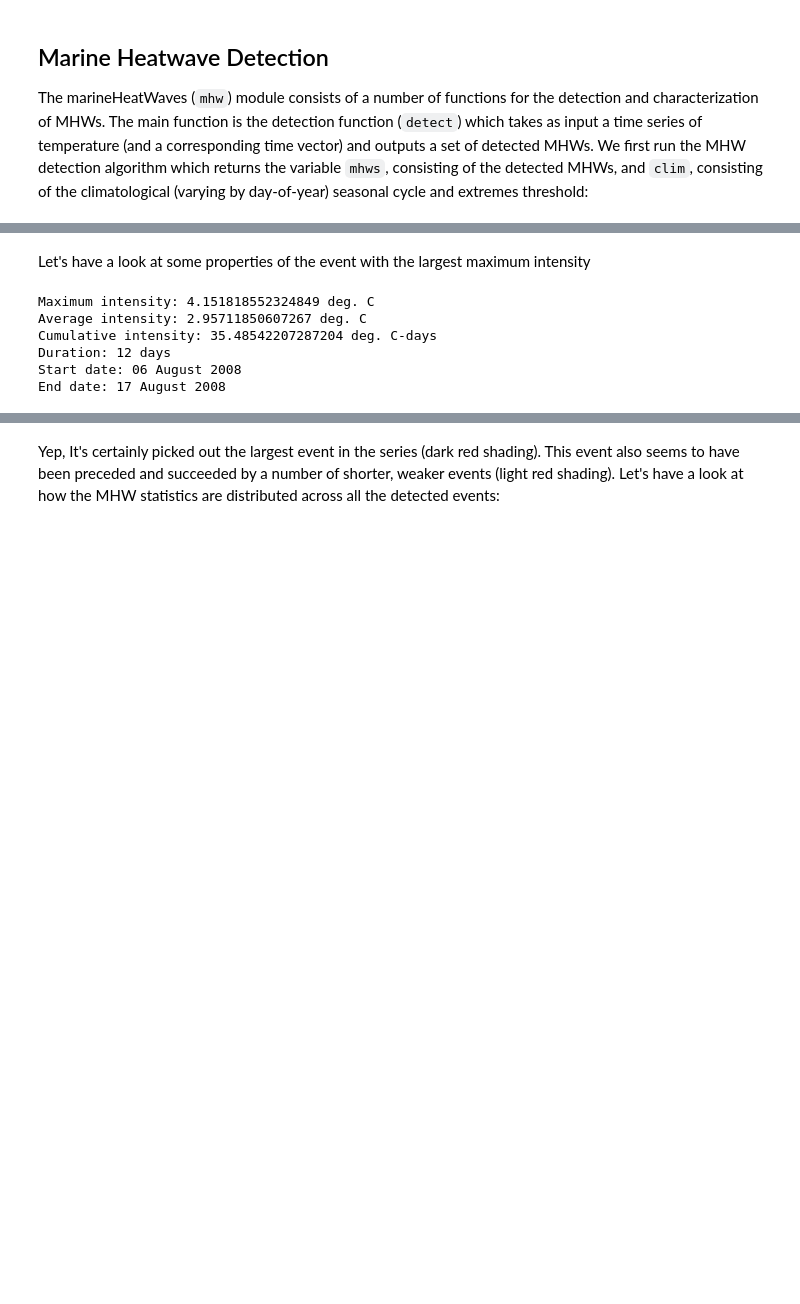
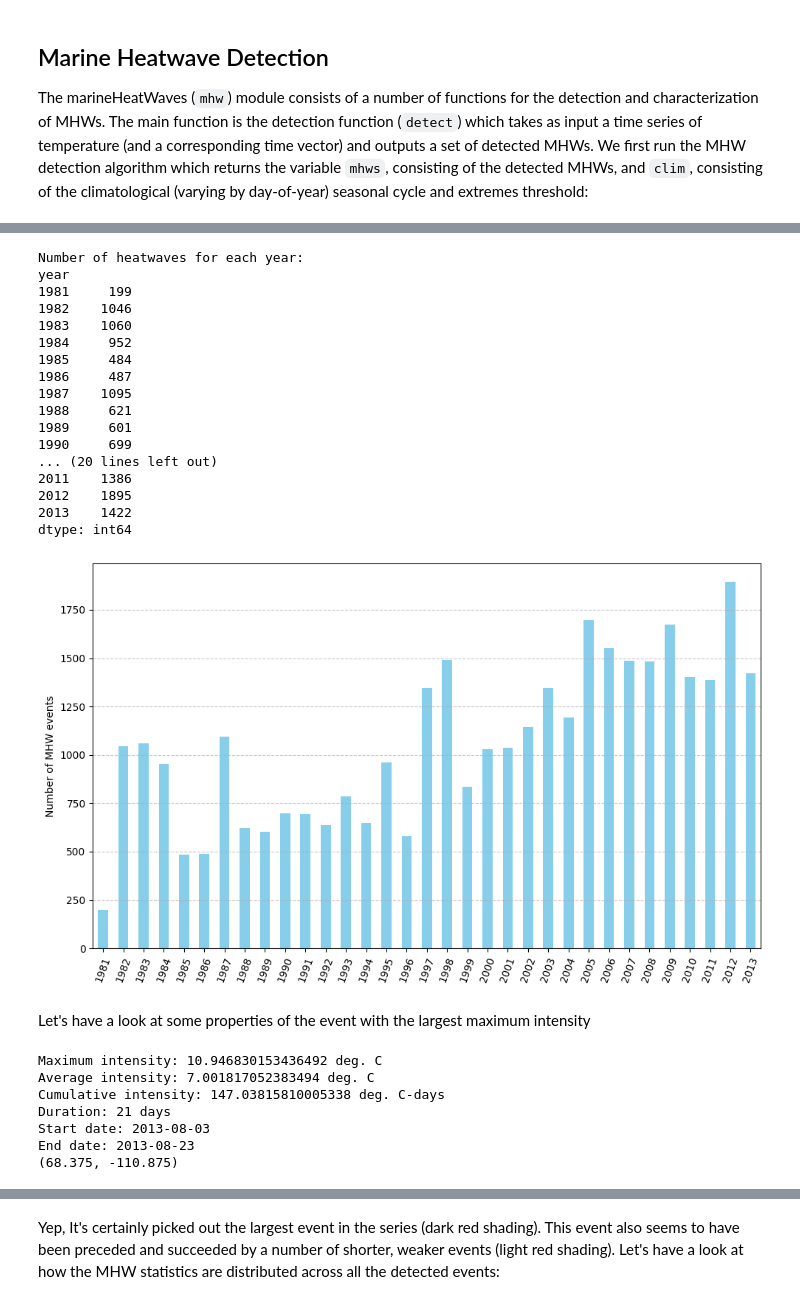
Before and after one commit to nesloanna/DS_thesis, a Jupyter notebook: MHW/detect_mhws_tara.ipynb, the cells around one changed output, grey strips where cells are left out. Drawn from its saved outputs; the diff is of its cells as text; code cells hidden in the pictures; blank space fills up the shorter version.

```diff
--- a/MHW/detect_mhws_tara.ipynb
+++ b/MHW/detect_mhws_tara.ipynb
@@ -348,18 +351,70 @@ mhws['intensity_max'][0:10]
+# %%
+import pandas as pd
+import matplotlib.pyplot as plt
+
+
+# Convert 'date_start' column to datetime if it's not already in datetime format
+df_new['date_start'] = pd.to_datetime(df_new['date_start'])
+
+# Extract year from 'date_start' column
+df_new['year'] = df_new['date_start'].dt.year
+
+# Count number of events per year
+events_per_year = df_new.groupby('year').size()
+
+# Print number of heatwaves for each year
+print("Number of heatwaves for each year:")
+print(events_per_year)
+
+# Plot number of events per year
+plt.figure(figsize=(10, 6))
+events_per_year.plot(kind='bar', color='skyblue')
+plt.title('')
+plt.xlabel('')
+plt.ylabel('Number of MHW events')
+plt.xticks(rotation=70, fontsize=10)
+plt.grid(axis='y', linestyle='--', alpha=0.7)
+plt.tight_layout()
+# plt.show()
+
+plt.savefig('/Users/annaolsen/Desktop/Speciale/DS_thesis/mhws_tara_count.png', bbox_inches='tight', dpi=200)
+# %% [output]
+Number of heatwaves for each year:
+year
+1981     199
+1982    1046
+1983    1060
+1984     952
+1985     484
+1986     487
+1987    1095
+1988     621
+1989     601
+1990     699
+... (20 lines left out)
+2011    1386
+2012    1895
+2013    1422
+dtype: int64
+[figure, added]
 # %% [markdown]
 Let's have a look at some properties of the event with the largest maximum intensity
 # %%
-ev = np.argmax(mhws['intensity_max'])  # Find largest event
-print('Maximum intensity:', mhws['intensity_max'][ev], 'deg. C')
-print('Average intensity:', mhws['intensity_mean'][ev], 'deg. C')
-print('Cumulative intensity:', mhws['intensity_cumulative'][ev], 'deg. C-days')
-print('Duration:', mhws['duration'][ev], 'days')
-print('Start date:', mhws['date_start'][ev].strftime("%d %B %Y"))
-print('End date:', mhws['date_end'][ev].strftime("%d %B %Y"))
+ev = np.argmax(df_new['intensity_max'])
+print('Maximum intensity:', df_new['intensity_max'][ev], 'deg. C')
+print('Average intensity:', df_new['intensity_mean'][ev], 'deg. C')
+print('Cumulative intensity:', df_new['intensity_cumulative'][ev], 'deg. C-days')
+print('Duration:', df_new['duration'][ev], 'days')
+print('Start date:', df_new['date_start'][ev])
+print('End date:', df_new['date_end'][ev])
+
+print(df_new['location'][ev])
 # %% [output]
-Maximum intensity: 4.151818552324849 deg. C
-Average intensity: 2.95711850607267 deg. C
-Cumulative intensity: 35.48542207287204 deg. C-days
-Duration: 12 days
-Start date: 06 August 2008
-End date: 17 August 2008
+Maximum intensity: 10.946830153436492 deg. C
+Average intensity: 7.001817052383494 deg. C
+Cumulative intensity: 147.03815810005338 deg. C-days
+Duration: 21 days
+Start date: 2013-08-03
+End date: 2013-08-23
+(68.375, -110.875)
 # %% [markdown]
```
Also changed, not shown: parts of 23 cells of this notebook, 18 other files.
